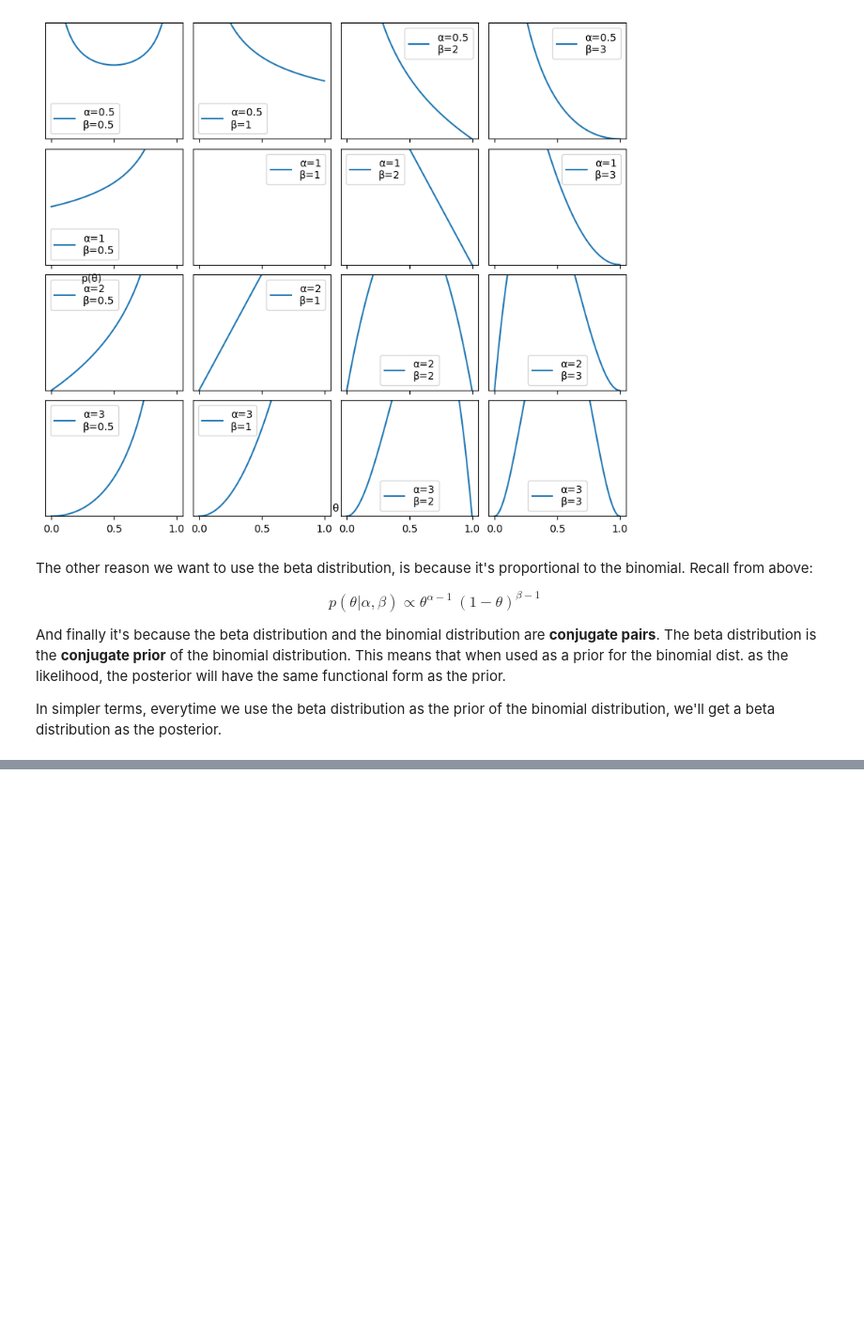
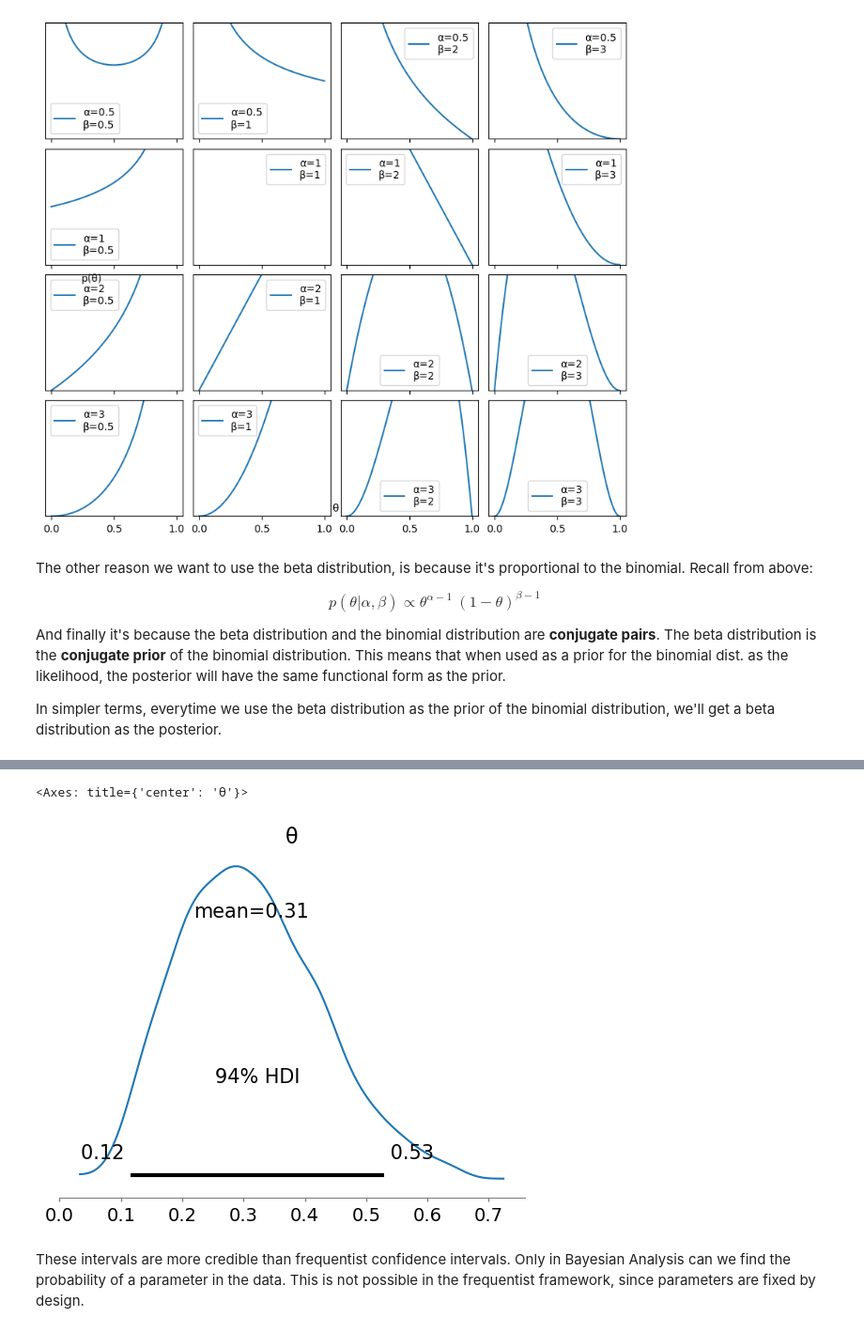
Before and after one commit to atharvashirke/pymc, a Jupyter notebook: chapter1.ipynb, the cells around one changed output, grey strips where cells are left out. Shown at 94% size. Saved outputs shown, nothing was run; the diff lists cells and outputs as text; code cells hidden in the pictures; blank space fills up the shorter version.

```diff
--- a/chapter1.ipynb
+++ b/chapter1.ipynb
@@ -232,0 +331,10 @@ In simpler terms, everytime we use the beta distribution as the prior of the bin
+# %%
+import arviz as az
+
+np.random.seed(1)
+az.plot_posterior({'θ':stats.beta.rvs(5, 11, size=1000)})
+# %% [output]
+<Axes: title={'center': 'θ'}>
+[figure, added]
+# %% [markdown]
+These intervals are more credible than frequentist confidence intervals. Only in Bayesian Analysis can we find the probability of a parameter in the data. This is not possible in the frequentist framework, since parameters are fixed by design.
```
Also changed, not shown: parts of 12 cells of this notebook.
